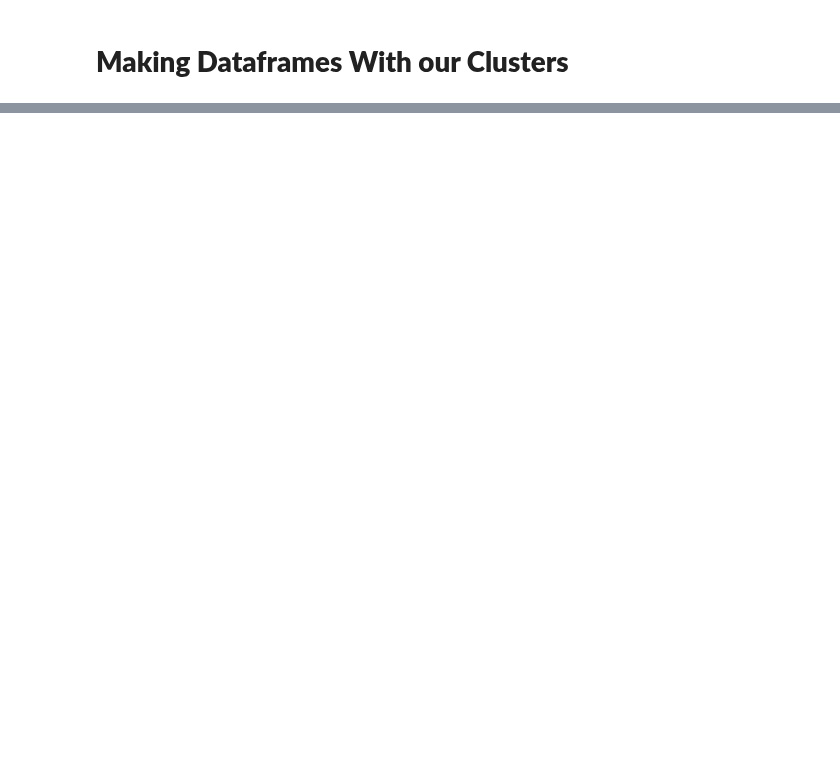
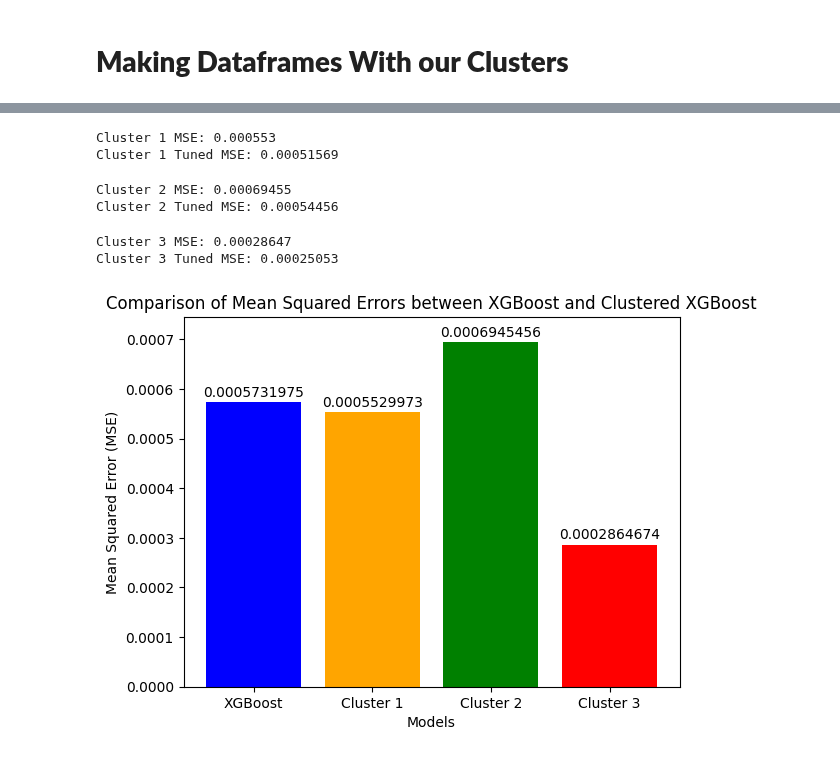
Before and after one commit to ktongk/BTT-JPMC-1, a Jupyter notebook: Anna/XGBOOST.ipynb, the cells around one changed output, grey strips where cells are left out. Drawn from its saved outputs; the diff is of its cells as text; code cells hidden in the pictures; blank space fills up the shorter version.

```diff
--- a/Anna/XGBOOST.ipynb
+++ b/Anna/XGBOOST.ipynb
@@ -777,15 +958,0 @@ sp500_names
-# %%
-# make a new sp500_pct_df with only the stocks in cluster_1 from the sp500_names dataframe
-sp500_pct_df_cluster_1 = sp500_names[sp500_names['Company'].isin(cluster_1)]
-sp500_pct_df_cluster_1
-# repeat for cluster_2 and cluster_3
-cluster_2 = []
-for i in range(len(cluster2)):
-    cluster_2.append(cluster2.iloc[i]['Company'])
-
-sp500_pct_df_cluster_2 = sp500_names[sp500_names['Company'].isin(cluster_2)]
-
-cluster_3 = []
-for i in range(len(cluster3)):
-    cluster_3.append(cluster3.iloc[i]['Company'])
-sp500_pct_df_cluster_3 = sp500_names[sp500_names['Company'].isin(cluster_3)]
@@ -799,42 +959,63 @@ sp500_pct_df_cluster_3 = sp500_pct_df_cluster_3.drop(columns='Company')
 # %%
 # run the model on each dataframe
-y1 = sp500_pct_df_cluster_1['Day 5']
-X1 = sp500_pct_df_cluster_1.drop(columns='Day 5')
+y1 = cluster1_df['Day 5']
+X1 = cluster1_df.drop(columns='Day 5')
 cluster_1_model = train_xgboost_regressor(X1,y1)
 cluster_1_mse = cluster_1_model[2]
-cluster_1_mse
+print('Cluster 1 MSE: ' + str(round(cluster_1_mse, 8)))
+cluster_1_model_tuned = xgboost_tuned(X1,y1)
+cluster_1_mse_tuned = cluster_1_model_tuned[2]
+print('Cluster 1 Tuned MSE: ' + str(round(cluster_1_mse_tuned, 8)))
+# %% [output]
+Cluster 1 MSE: 0.000553
+Cluster 1 Tuned MSE: 0.00051569
 # %%
-y2 = sp500_pct_df_cluster_2['Day 5']
-X2 = sp500_pct_df_cluster_2.drop(columns='Day 5')
+y2 = cluster2_df['Day 5']
+X2 = cluster2_df.drop(columns='Day 5')
 cluster_2_model = train_xgboost_regressor(X2,y2)
 cluster_2_mse = cluster_2_model[2]
-cluster_2_mse
+print('Cluster 2 MSE: ' + str(round(cluster_2_mse, 8)))
+cluster_2_model_tuned = xgboost_tuned(X2,y2)
+cluster_2_mse_tuned = cluster_2_model_tuned[2]
+print('Cluster 2 Tuned MSE: ' + str(round(cluster_2_mse_tuned, 8)))
+# %% [output]
+Cluster 2 MSE: 0.00069455
+Cluster 2 Tuned MSE: 0.00054456
 # %%
-y3 = sp500_pct_df_cluster_3['Day 5']
-X3 = sp500_pct_df_cluster_3.drop(columns='Day 5')
+y3 = cluster3_df['Day 5']
+X3 = cluster3_df.drop(columns='Day 5')
 cluster_3_model = train_xgboost_regressor(X3,y3)
 cluster_3_mse = cluster_3_model[2]
-cluster_3_mse
+print('Cluster 3 MSE: ' + str(round(cluster_3_mse, 8)))
+cluster_3_model_tuned = xgboost_tuned(X3,y3)
+cluster_3_msetuned = cluster_3_model_tuned[2]
+print('Cluster 3 Tuned MSE: ' + str(round(cluster_3_msetuned, 8)))
+# %% [output]
+Cluster 3 MSE: 0.00028647
+Cluster 3 Tuned MSE: 0.00025053
 # %%
 # plot the mse values for each cluster compared to the original sp500 model mse
 # MSE values
 mse_values = [mse_sp500, cluster_1_mse, cluster_2_mse, cluster_3_mse]
 # plot the mse values for each cluster compared to the original sp500 model mse
 
 # Model names
 model_names = ['XGBoost', 'Cluster 1', 'Cluster 2', 'Cluster 3']
 
 # Creating a bar plot
-plt.bar(model_names, mse_values, color=['blue', 'orange', 'green', 'red'])
+plt.bar(model_names, mse_values, color=['blue', 'orange', 'green', 'red',])
 for i, value in enumerate(mse_values):
     plt.text(i, value + 0.000005, f'{value:.10f}', ha='center', va='bottom')
 
 plt.xlabel('Models')
 plt.ylabel('Mean Squared Error (MSE)')
 plt.title('Comparison of Mean Squared Errors between XGBoost and Clustered XGBoost')
 
 # Adjusting the y-axis range
 plt.ylim(0.00, max(mse_values) + 0.00005)
 
+
 # Display the plot
 plt.show()
+# %% [output]
+[figure, added]
```
Also changed, not shown: parts of 55 cells of this notebook, 1 other file.
